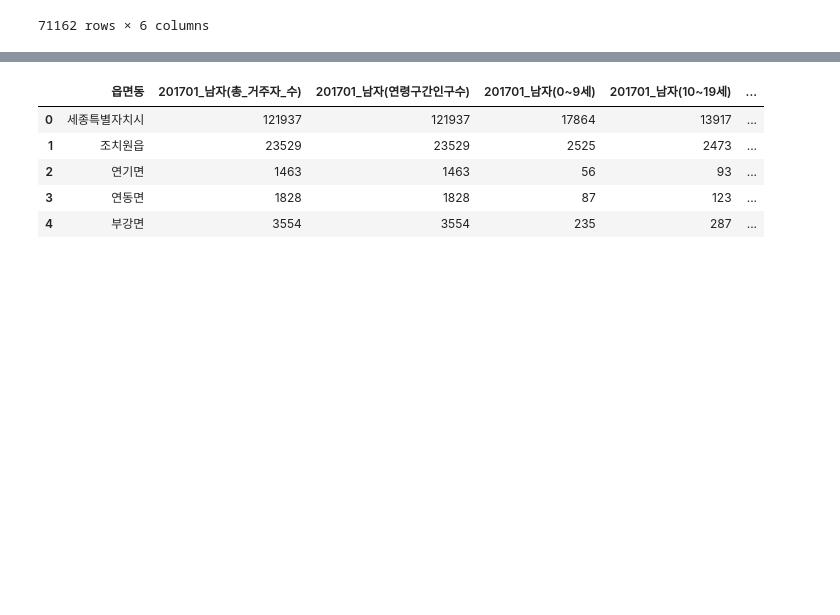
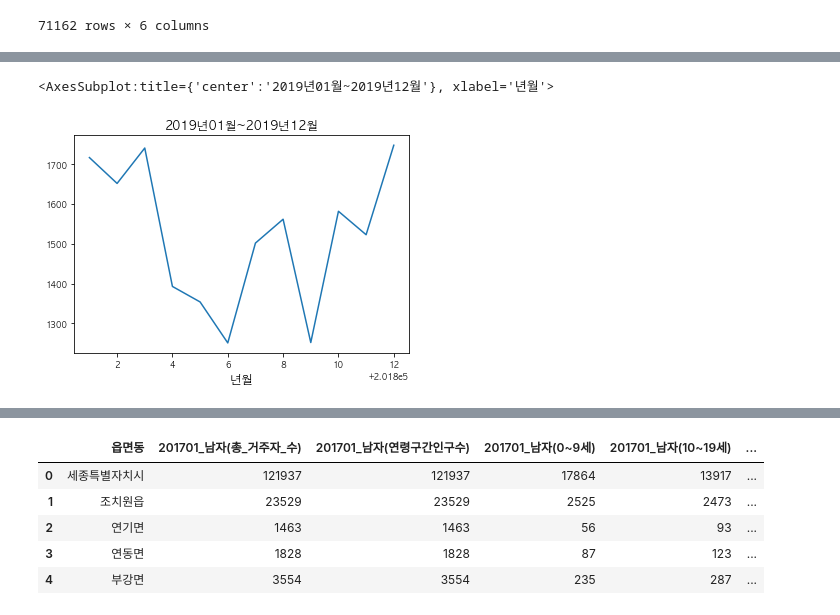
Before and after one commit to metterian/sejong-house-market-analyse, a Jupyter notebook: data_summary.ipynb, the cells around one changed output, grey strips where cells are left out. Saved outputs shown, nothing was run; the diff lists cells and outputs as text; code cells hidden in the pictures; blank space fills up the shorter version.

```diff
--- a/data_summary.ipynb
+++ b/data_summary.ipynb
@@ -297,0 +342,6 @@ array([[<AxesSubplot:title={'center':'년월'}>,
+# %%
+#
+mov_out.groupby('년월').count()['전출자수'].iloc[12:24].plot(title='2019년01월~2019년12월')
+# %% [output]
+<AxesSubplot:title={'center':'2019년01월~2019년12월'}, xlabel='년월'>
+[figure, added]
```
Also changed, not shown: parts of 14 cells of this notebook, 1 other file.
